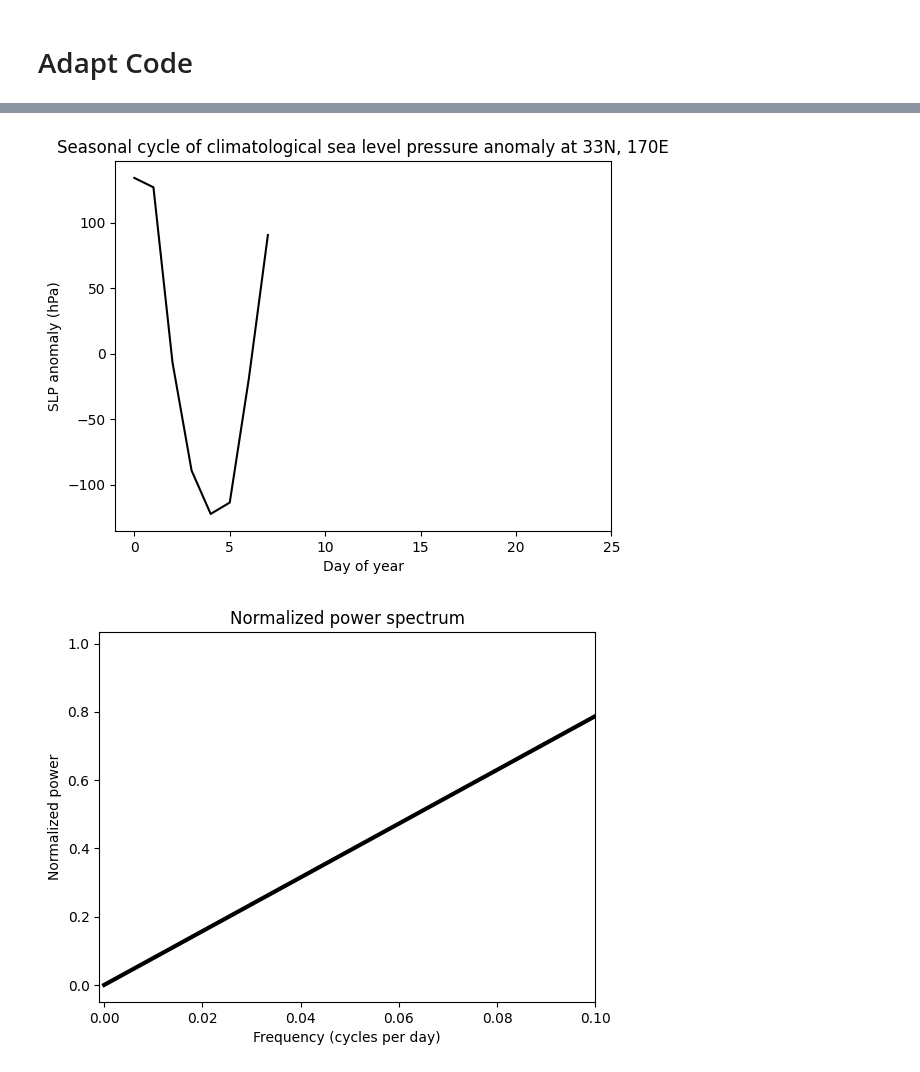
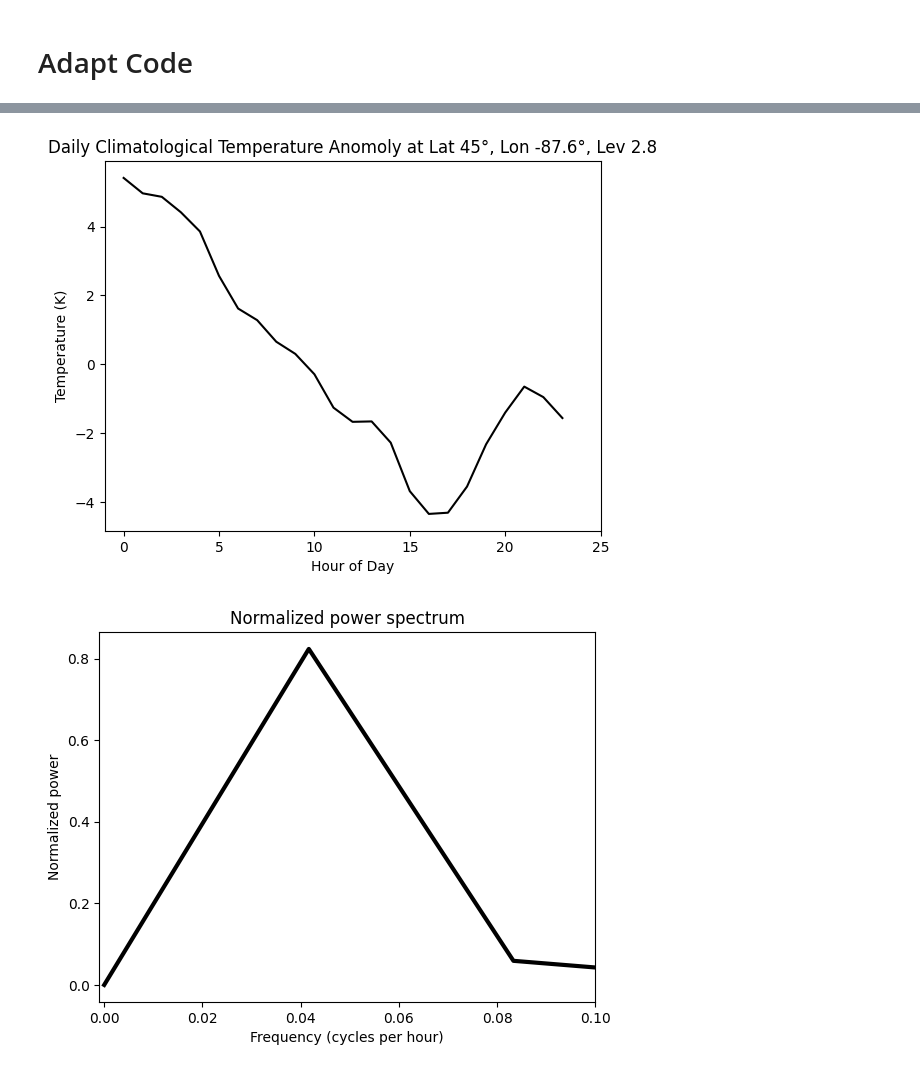
Before and after one commit to jpmailaddy/GEOS_GUI, a Jupyter notebook: seasonal_cycle_filtering_FFT.ipynb, the cells around one changed output, grey strips where cells are left out. Cells and saved outputs as stored; diff of their text form; code cells hidden in the pictures.

```diff
--- a/seasonal_cycle_filtering_FFT.ipynb
+++ b/seasonal_cycle_filtering_FFT.ipynb
@@ -316,14 +300,14 @@ Attributes:
 # %%
 ### Calculate the seasonal cycle anomaly (i.e., remove the annual mean) for the FFT
 ### and PLOT IT.
 X = Yclim - np.mean(Yclim);
 plt.plot(np.arange(0,np.size(X)),X,'-k');
-plt.ylabel('SLP anomaly (hPa)');
-plt.xlabel('Day of year');
+plt.ylabel('Temperature (K)');
+plt.xlabel('Hour of Day');
 plt.xlim(-1,25);
-plt.title('Seasonal cycle of climatological sea level pressure anomaly at 33N, 170E');
+plt.title('Daily Climatological Temperature Anomoly at Lat {}°, Lon {}°, Lev {}'.format(lat, lon, lev));
 # %% [output]
-[figure, old version]
+[figure, new version]
 # %%
 ### Calculate the FFT of the data (X) using numpy
 Z = np.fft.fft(X)
@@ -351,11 +335,11 @@ Ck2 = 2.*np.abs(Yfft[foo.astype(int)])**2
 
 plt.plot(freq,Ck2/np.sum(Ck2),'-k',linewidth = 3);
 plt.ylabel('Normalized power');
-plt.xlabel('Frequency (cycles per day)');
+plt.xlabel('Frequency (cycles per hour)');
 plt.xlim(-.001,.1);
 plt.title('Normalized power spectrum');
 # %% [output]
-[figure, old version]
+[figure, new version]
 # %%
 ### Check Parseval's Theorem: data variance should equal total variance in our spectrum
 
```
Also changed, not shown: parts of 5 cells of this notebook.
